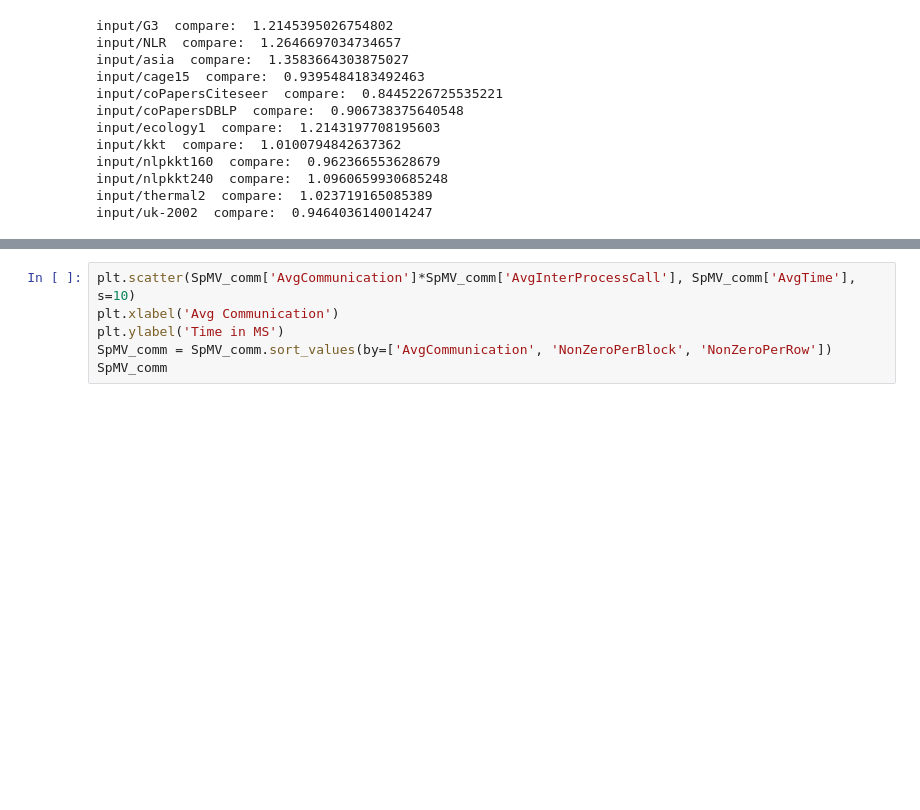
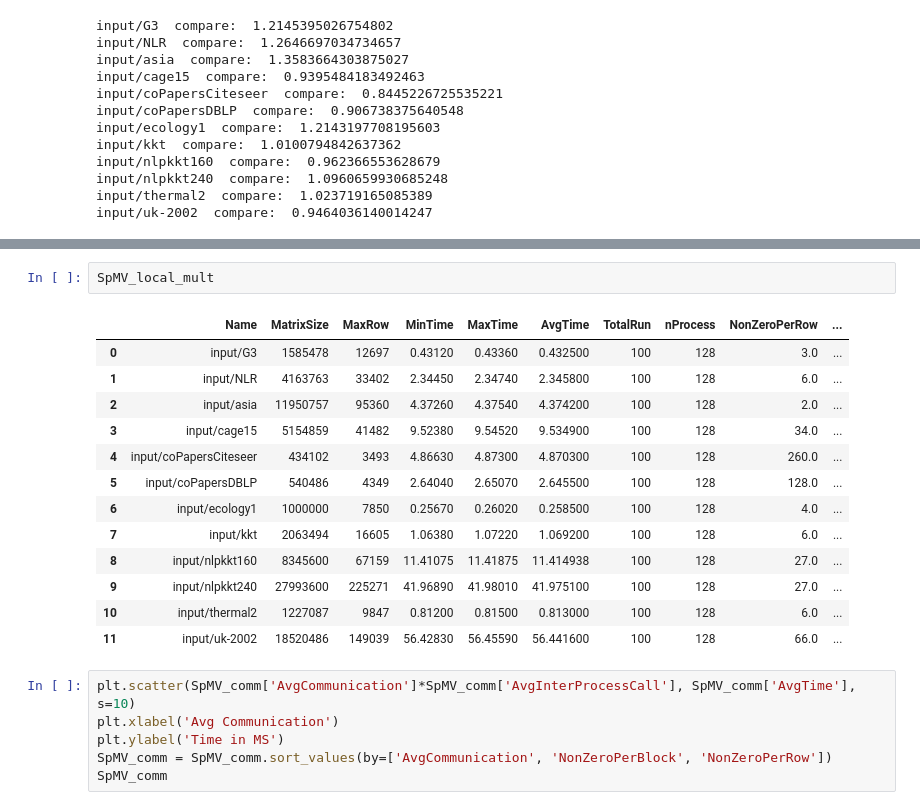
Before and after one commit to marufdsi/matvec-sparse, a Jupyter notebook: SpMV_Plots.ipynb, the cells around one changed output, grey strips where cells are left out. Cells and saved outputs as stored; diff of their text form; blank space fills up the shorter version.

```diff
--- a/SpMV_Plots.ipynb
+++ b/SpMV_Plots.ipynb
@@ -76,3 +92,19 @@ input/uk-2002  compare:  0.9464036140014247
+# %%
+SpMV_local_mult
+# %% [output]
+|  | Name | MatrixSize | MaxRow | MinTime | MaxTime | AvgTime | TotalRun | nProcess | NonZeroPerRow | ... |
+| 0 | input/G3 | 1585478 | 12697 | 0.43120 | 0.43360 | 0.432500 | 100 | 128 | 3.0 | ... |
+| 1 | input/NLR | 4163763 | 33402 | 2.34450 | 2.34740 | 2.345800 | 100 | 128 | 6.0 | ... |
+| 2 | input/asia | 11950757 | 95360 | 4.37260 | 4.37540 | 4.374200 | 100 | 128 | 2.0 | ... |
+| 3 | input/cage15 | 5154859 | 41482 | 9.52380 | 9.54520 | 9.534900 | 100 | 128 | 34.0 | ... |
+| 4 | input/coPapersCiteseer | 434102 | 3493 | 4.86630 | 4.87300 | 4.870300 | 100 | 128 | 260.0 | ... |
+| 5 | input/coPapersDBLP | 540486 | 4349 | 2.64040 | 2.65070 | 2.645500 | 100 | 128 | 128.0 | ... |
+| 6 | input/ecology1 | 1000000 | 7850 | 0.25670 | 0.26020 | 0.258500 | 100 | 128 | 4.0 | ... |
+| 7 | input/kkt | 2063494 | 16605 | 1.06380 | 1.07220 | 1.069200 | 100 | 128 | 6.0 | ... |
+| 8 | input/nlpkkt160 | 8345600 | 67159 | 11.41075 | 11.41875 | 11.414938 | 100 | 128 | 27.0 | ... |
+| 9 | input/nlpkkt240 | 27993600 | 225271 | 41.96890 | 41.98010 | 41.975100 | 100 | 128 | 27.0 | ... |
+| 10 | input/thermal2 | 1227087 | 9847 | 0.81200 | 0.81500 | 0.813000 | 100 | 128 | 6.0 | ... |
+| 11 | input/uk-2002 | 18520486 | 149039 | 56.42830 | 56.45590 | 56.441600 | 100 | 128 | 66.0 | ... |
 # %%
 plt.scatter(SpMV_comm['AvgCommunication']*SpMV_comm['AvgInterProcessCall'], SpMV_comm['AvgTime'], s=10)
 plt.xlabel('Avg Communication')
```
Also changed, not shown: parts of 2 cells of this notebook, 2 other files.
